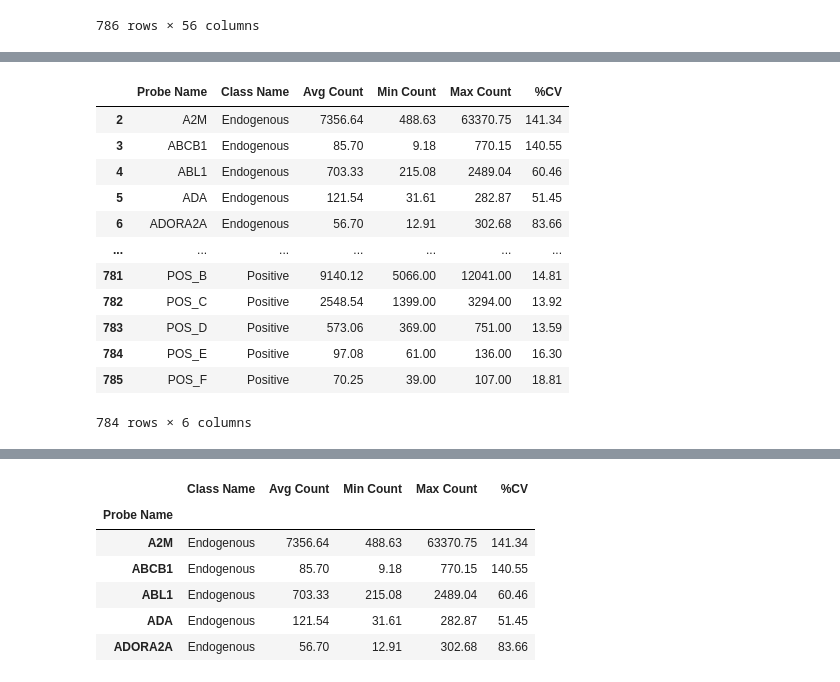
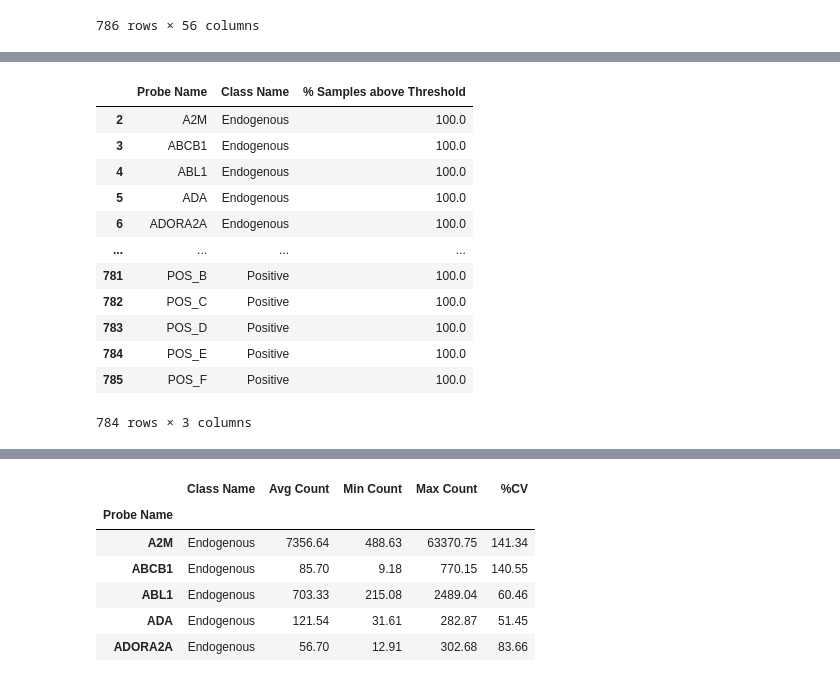
Before and after one commit to minhtran1309/bulk_RNA_nanostring, a Jupyter notebook: process_prepare_data.ipynb, the cells around one changed output, grey strips where cells are left out. Saved outputs shown, nothing was run; the diff lists cells and outputs as text; code cells hidden in the pictures.

```diff
--- a/process_prepare_data.ipynb
+++ b/process_prepare_data.ipynb
@@ -120,5 +126,6 @@ join_gene_annot.head()
 # %%
 join_gene_annot.to_csv('Data/ProbeAnnot.csv')
 # %%
-count_matrix = pd.read_csv('Data/230710_Tildra_Nanostring_Normalised_Data.csv')
+norm_count_matrix = pd.read_csv('Data/230710_Tildra_Nanostring_Normalised_Data.csv')
+raw_count_matrix = pd.read_csv('Data/230710_Tildra_Nanostring_Raw_Data.csv')
 # %%
@@ -160,22 +205,24 @@ Index(['Probe Name', 'Class Name', 'Unnamed: 2', 'Avg Count', 'Min Count',
 # %%
-gene_stat = count_matrix[['Probe Name', 'Class Name', 'Avg Count',
-                           'Min Count','Max Count', '%CV']].copy()
+# gene_stat = count_matrix[['Probe Name', 'Class Name', 'Avg Count',
+#                            'Min Count','Max Count', '%CV']].copy()
+
+gene_stat = raw_count_matrix[['Probe Name', 'Class Name', '% Samples above Threshold']].copy()
 gene_stat= gene_stat.drop([0,1])
 gene_stat
 # %% [output]
-|  | Probe Name | Class Name | Avg Count | Min Count | Max Count | %CV |
-| 2 | A2M | Endogenous | 7356.64 | 488.63 | 63370.75 | 141.34 |
-| 3 | ABCB1 | Endogenous | 85.70 | 9.18 | 770.15 | 140.55 |
-| 4 | ABL1 | Endogenous | 703.33 | 215.08 | 2489.04 | 60.46 |
-| 5 | ADA | Endogenous | 121.54 | 31.61 | 282.87 | 51.45 |
-| 6 | ADORA2A | Endogenous | 56.70 | 12.91 | 302.68 | 83.66 |
-| ... | ... | ... | ... | ... | ... | ... |
-| 781 | POS_B | Positive | 9140.12 | 5066.00 | 12041.00 | 14.81 |
-| 782 | POS_C | Positive | 2548.54 | 1399.00 | 3294.00 | 13.92 |
-| 783 | POS_D | Positive | 573.06 | 369.00 | 751.00 | 13.59 |
-| 784 | POS_E | Positive | 97.08 | 61.00 | 136.00 | 16.30 |
-| 785 | POS_F | Positive | 70.25 | 39.00 | 107.00 | 18.81 |
+|  | Probe Name | Class Name | % Samples above Threshold |
+| 2 | A2M | Endogenous | 100.0 |
+| 3 | ABCB1 | Endogenous | 100.0 |
+| 4 | ABL1 | Endogenous | 100.0 |
+| 5 | ADA | Endogenous | 100.0 |
+| 6 | ADORA2A | Endogenous | 100.0 |
+| ... | ... | ... | ... |
+| 781 | POS_B | Positive | 100.0 |
+| 782 | POS_C | Positive | 100.0 |
+| 783 | POS_D | Positive | 100.0 |
+| 784 | POS_E | Positive | 100.0 |
+| 785 | POS_F | Positive | 100.0 |
-784 rows × 6 columns
+784 rows × 3 columns
 # %%
 join_gene_annot.set_index('Name', inplace=True)
 gene_stat.set_index('Probe Name', inplace=True)
```
Also changed, not shown: parts of 103 cells of this notebook, 1 other file.
